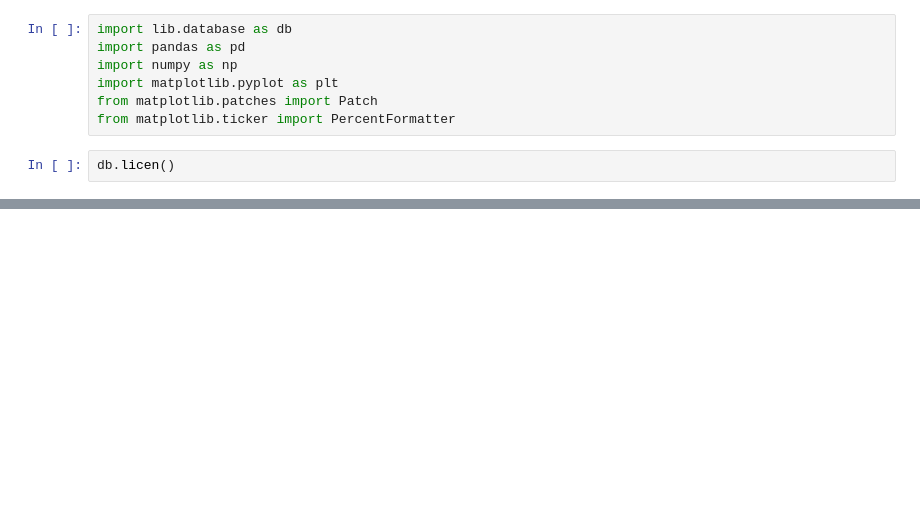
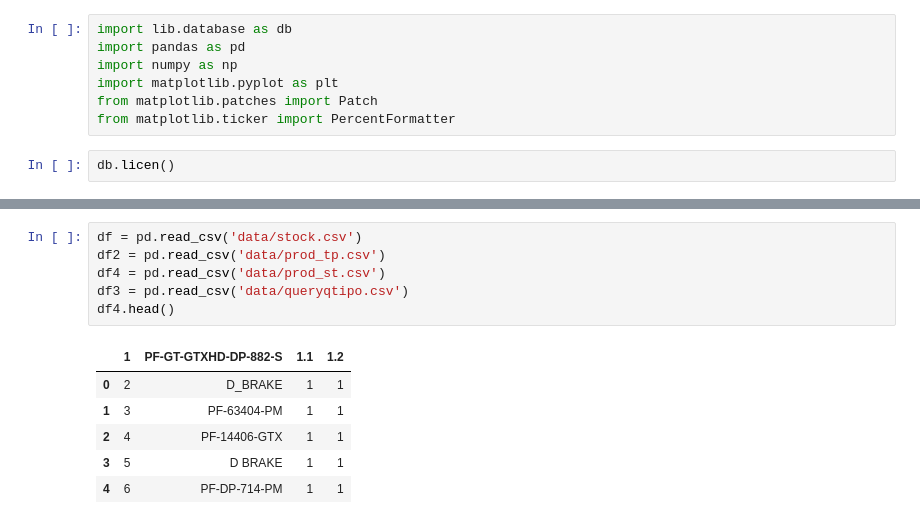
Before and after one commit to kiefer1up/tesis, a Jupyter notebook: test.ipynb, the cells around one changed output, grey strips where cells are left out. Cells and saved outputs as stored; diff of their text form; blank space fills up the shorter version.

```diff
--- a/test.ipynb
+++ b/test.ipynb
@@ -15,0 +69,13 @@ db.licen()
+# %%
+df = pd.read_csv('data/stock.csv')
+df2 = pd.read_csv('data/prod_tp.csv')
+df4 = pd.read_csv('data/prod_st.csv')
+df3 = pd.read_csv('data/queryqtipo.csv')
+df4.head()
+# %% [output]
+|  | 1 | PF-GT-GTXHD-DP-882-S | 1.1 | 1.2 |
+| 0 | 2 | D_BRAKE | 1 | 1 |
+| 1 | 3 | PF-63404-PM | 1 | 1 |
+| 2 | 4 | PF-14406-GTX | 1 | 1 |
+| 3 | 5 | D BRAKE | 1 | 1 |
+| 4 | 6 | PF-DP-714-PM | 1 | 1 |
```
Also changed, not shown: parts of 4 cells of this notebook, 23 other files.
